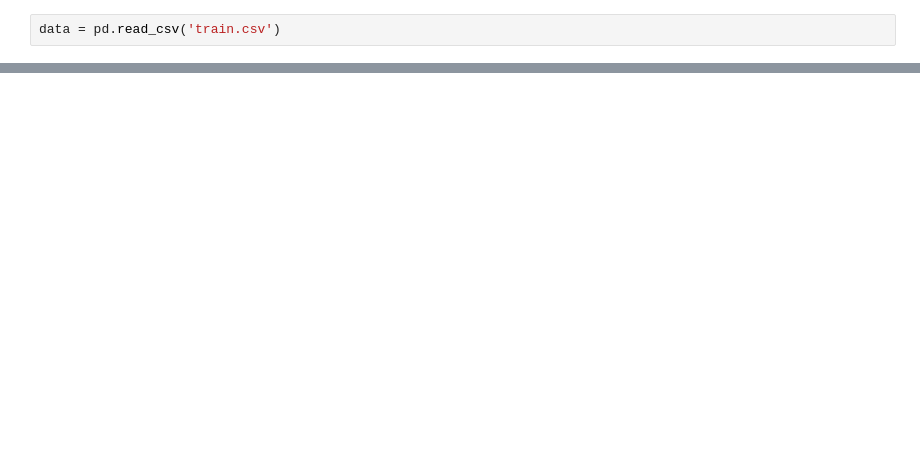
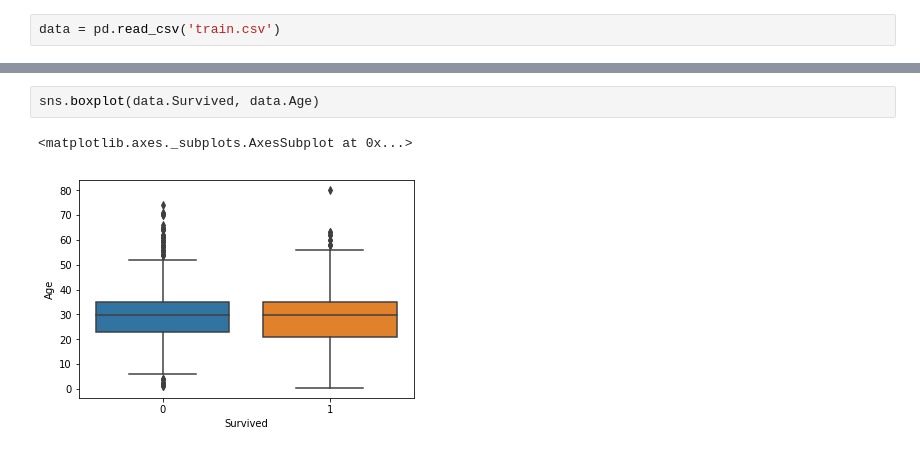
Before and after one commit to scottlinne/titanic, a Jupyter notebook: Titanic.ipynb, the cells around one changed output, grey strips where cells are left out. Cells and saved outputs as stored; diff of their text form; blank space fills up the shorter version.

```diff
--- a/Titanic.ipynb
+++ b/Titanic.ipynb
@@ -64,0 +346,5 @@ test.head()
+# %%
+sns.boxplot(data.Survived, data.Age)
+# %% [output]
+<matplotlib.axes._subplots.AxesSubplot at 0x...>
+[figure, added]
```
Also changed, not shown: parts of 127 cells of this notebook.
